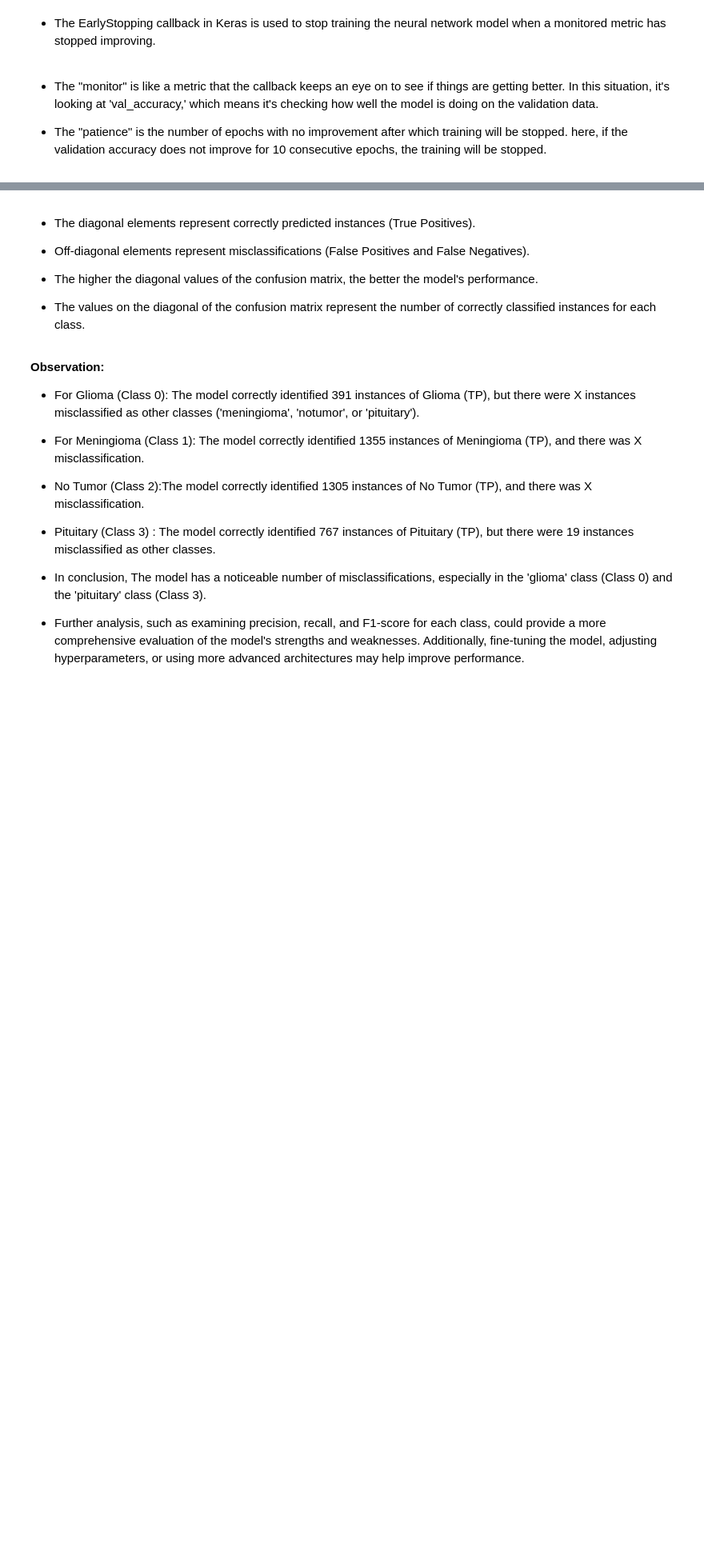
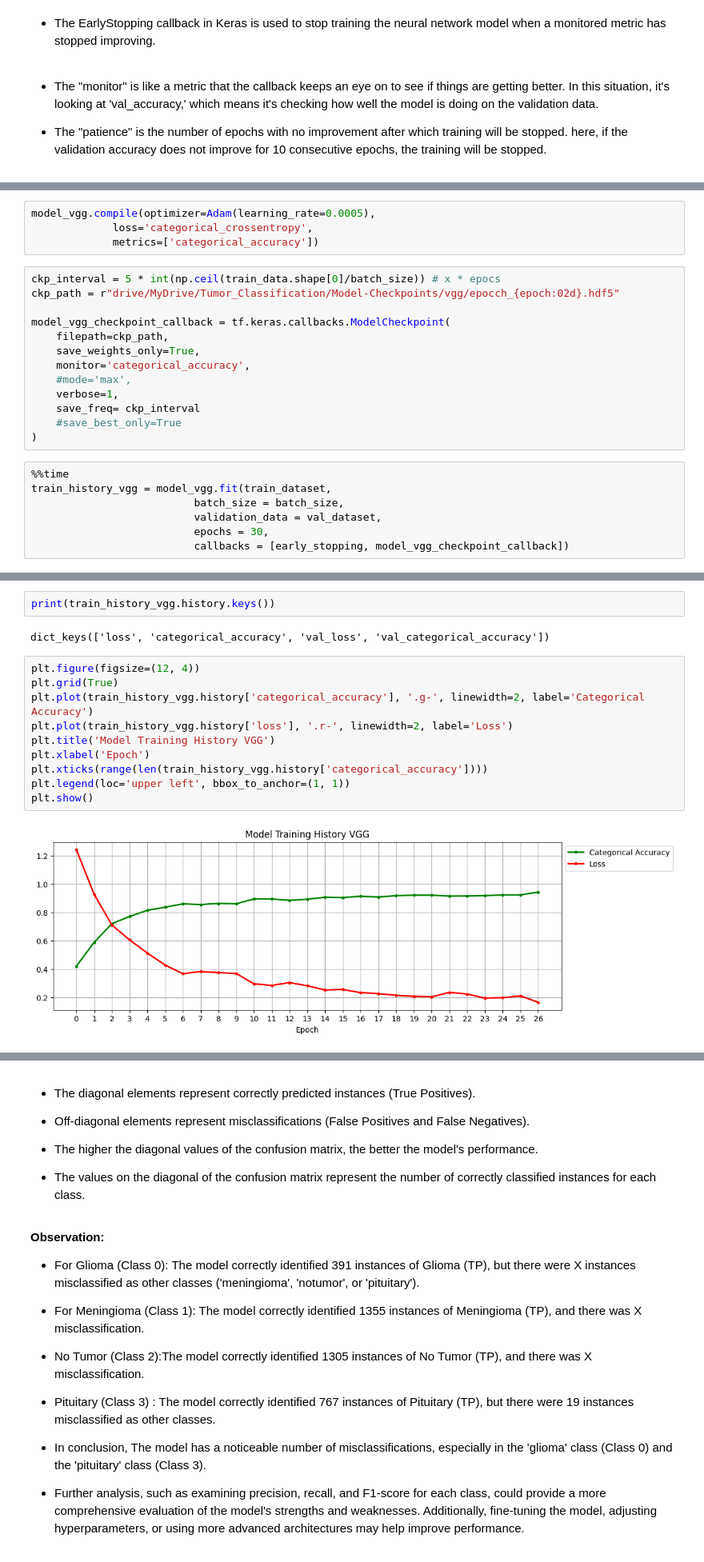
Before and after one commit to 87tana/ImageObjectClassification_NetworkComparison, a Jupyter notebook: Brain_Tumor_Classification_modified.ipynb, the cells around one changed output, grey strips where cells are left out. Shown at 80% size. Cells and saved outputs as stored; diff of their text form; blank space fills up the shorter version.

```diff
--- a/Brain_Tumor_Classification_modified.ipynb
+++ b/Brain_Tumor_Classification_modified.ipynb
@@ -395,0 +275,24 @@ plt.show()
+# %%
+model_vgg.compile(optimizer=Adam(learning_rate=0.0005),
+             loss='categorical_crossentropy',
+             metrics=['categorical_accuracy'])
+# %%
+ckp_interval = 5 * int(np.ceil(train_data.shape[0]/batch_size)) # x * epocs
+ckp_path = r"drive/MyDrive/Tumor_Classification/Model-Checkpoints/vgg/epocch_{epoch:02d}.hdf5"
+
+model_vgg_checkpoint_callback = tf.keras.callbacks.ModelCheckpoint(
+    filepath=ckp_path,
+    save_weights_only=True,
+    monitor='categorical_accuracy',
+    #mode='max',
+    verbose=1,
+    save_freq= ckp_interval
+    #save_best_only=True
+)
+# %%
+%%time
+train_history_vgg = model_vgg.fit(train_dataset,
+                          batch_size = batch_size,
+                          validation_data = val_dataset,
+                          epochs = 30,
+                          callbacks = [early_stopping, model_vgg_checkpoint_callback])
@@ -395,0 +317,16 @@ plt.show()
+# %%
+print(train_history_vgg.history.keys())
+# %% [output]
+dict_keys(['loss', 'categorical_accuracy', 'val_loss', 'val_categorical_accuracy'])
+# %%
+plt.figure(figsize=(12, 4))
+plt.grid(True)
+plt.plot(train_history_vgg.history['categorical_accuracy'], '.g-', linewidth=2, label='Categorical Accuracy')
+plt.plot(train_history_vgg.history['loss'], '.r-', linewidth=2, label='Loss')
+plt.title('Model Training History VGG')
+plt.xlabel('Epoch')
+plt.xticks(range(len(train_history_vgg.history['categorical_accuracy'])))
+plt.legend(loc='upper left', bbox_to_anchor=(1, 1))
+plt.show()
+# %% [output]
+[figure, added]
```
Also changed, not shown: parts of 97 cells of this notebook.
